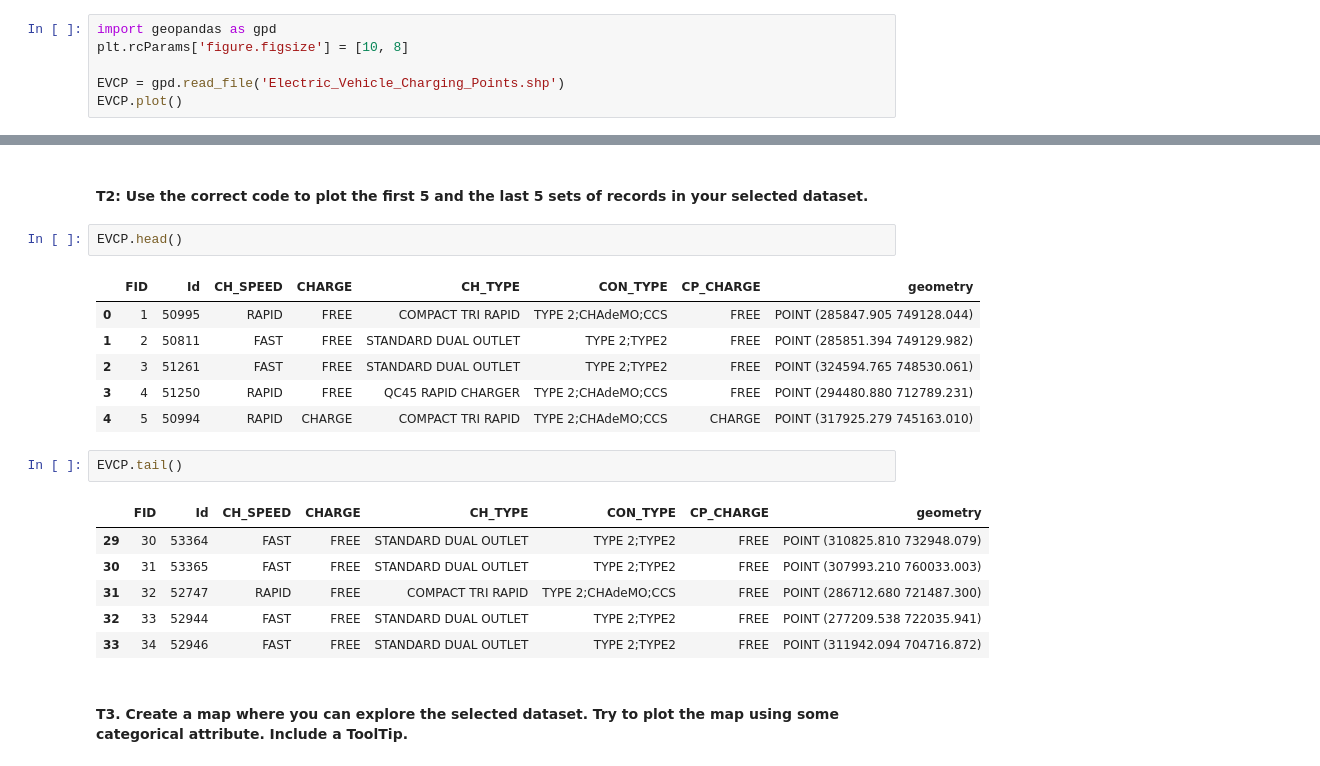
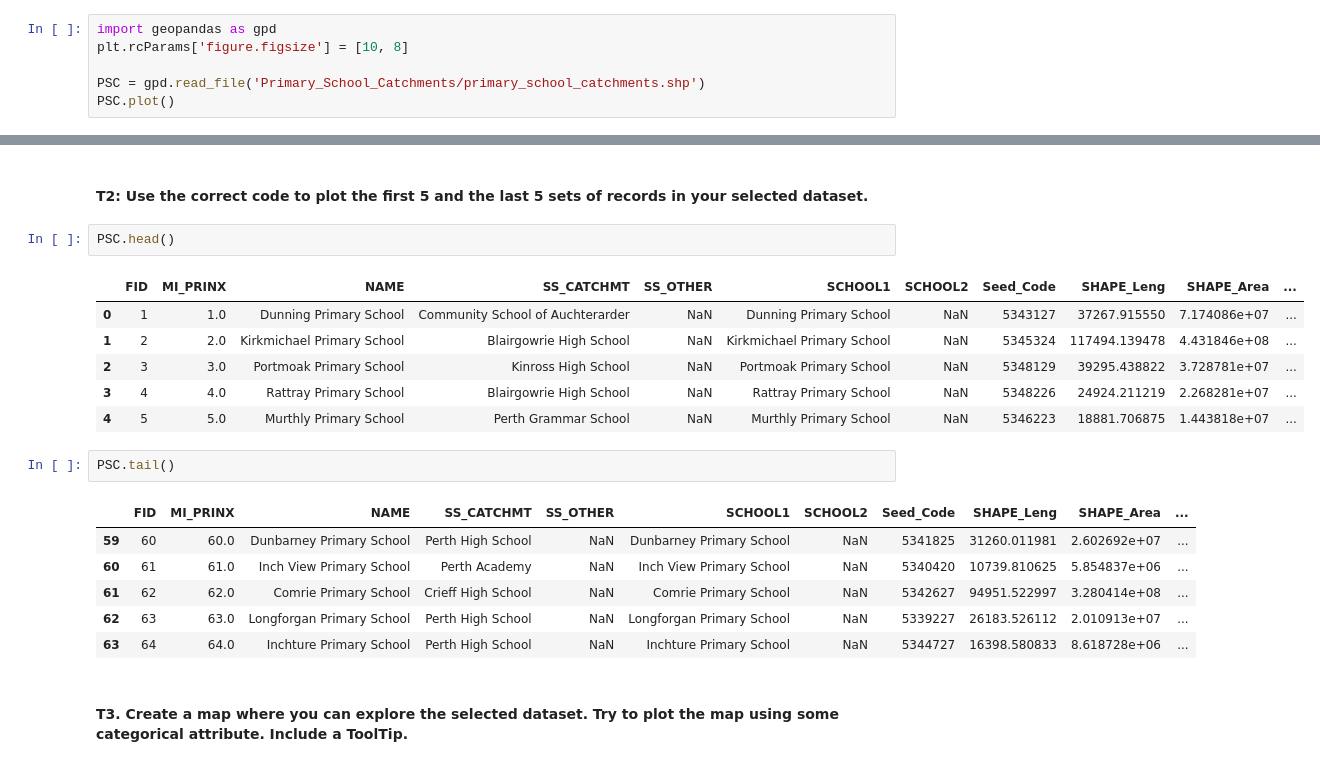
Before and after one commit to MagnusBurnet/PY4SA23_Assignment, a Jupyter notebook: Script_for_assessment2.ipynb, the cells around one changed output, grey strips where cells are left out. Drawn from its saved outputs; the diff is of its cells as text.

```diff
--- a/Script_for_assessment2.ipynb
+++ b/Script_for_assessment2.ipynb
@@ -255,7 +255,7 @@ ValueError: Dimensions of labels and X must be compatible
 import geopandas as gpd
 plt.rcParams['figure.figsize'] = [10, 8]
 
-EVCP = gpd.read_file('Electric_Vehicle_Charging_Points.shp')
-EVCP.plot()
+PSC = gpd.read_file('Primary_School_Catchments/primary_school_catchments.shp')
+PSC.plot()
 # %% [output]
 <AxesSubplot: >
@@ -263,22 +263,22 @@ EVCP.plot()
 # %% [markdown]
 #### **T2:** Use the correct code to plot the first 5 and the last 5 sets of records in your selected dataset.
 # %%
-EVCP.head()
+PSC.head()
 # %% [output]
-|  | FID | Id | CH_SPEED | CHARGE | CH_TYPE | CON_TYPE | CP_CHARGE | geometry |
-| 0 | 1 | 50995 | RAPID | FREE | COMPACT TRI RAPID | TYPE 2;CHAdeMO;CCS | FREE | POINT (285847.905 749128.044) |
-| 1 | 2 | 50811 | FAST | FREE | STANDARD DUAL OUTLET | TYPE 2;TYPE2 | FREE | POINT (285851.394 749129.982) |
-| 2 | 3 | 51261 | FAST | FREE | STANDARD DUAL OUTLET | TYPE 2;TYPE2 | FREE | POINT (324594.765 748530.061) |
-| 3 | 4 | 51250 | RAPID | FREE | QC45 RAPID CHARGER | TYPE 2;CHAdeMO;CCS | FREE | POINT (294480.880 712789.231) |
-| 4 | 5 | 50994 | RAPID | CHARGE | COMPACT TRI RAPID | TYPE 2;CHAdeMO;CCS | CHARGE | POINT (317925.279 745163.010) |
+|  | FID | MI_PRINX | NAME | SS_CATCHMT | SS_OTHER | SCHOOL1 | SCHOOL2 | Seed_Code | SHAPE_Leng | SHAPE_Area | ... |
+| 0 | 1 | 1.0 | Dunning Primary School | Community School of Auchterarder | NaN | Dunning Primary School | NaN | 5343127 | 37267.915550 | 7.174086e+07 | ... |
+| 1 | 2 | 2.0 | Kirkmichael Primary School | Blairgowrie High School | NaN | Kirkmichael Primary School | NaN | 5345324 | 117494.139478 | 4.431846e+08 | ... |
+| 2 | 3 | 3.0 | Portmoak Primary School | Kinross High School | NaN | Portmoak Primary School | NaN | 5348129 | 39295.438822 | 3.728781e+07 | ... |
+| 3 | 4 | 4.0 | Rattray Primary School | Blairgowrie High School | NaN | Rattray Primary School | NaN | 5348226 | 24924.211219 | 2.268281e+07 | ... |
+| 4 | 5 | 5.0 | Murthly Primary School | Perth Grammar School | NaN | Murthly Primary School | NaN | 5346223 | 18881.706875 | 1.443818e+07 | ... |
 # %%
-EVCP.tail()
+PSC.tail()
 # %% [output]
-|  | FID | Id | CH_SPEED | CHARGE | CH_TYPE | CON_TYPE | CP_CHARGE | geometry |
-| 29 | 30 | 53364 | FAST | FREE | STANDARD DUAL OUTLET | TYPE 2;TYPE2 | FREE | POINT (310825.810 732948.079) |
-| 30 | 31 | 53365 | FAST | FREE | STANDARD DUAL OUTLET | TYPE 2;TYPE2 | FREE | POINT (307993.210 760033.003) |
-| 31 | 32 | 52747 | RAPID | FREE | COMPACT TRI RAPID | TYPE 2;CHAdeMO;CCS | FREE | POINT (286712.680 721487.300) |
-| 32 | 33 | 52944 | FAST | FREE | STANDARD DUAL OUTLET | TYPE 2;TYPE2 | FREE | POINT (277209.538 722035.941) |
-| 33 | 34 | 52946 | FAST | FREE | STANDARD DUAL OUTLET | TYPE 2;TYPE2 | FREE | POINT (311942.094 704716.872) |
+|  | FID | MI_PRINX | NAME | SS_CATCHMT | SS_OTHER | SCHOOL1 | SCHOOL2 | Seed_Code | SHAPE_Leng | SHAPE_Area | ... |
+| 59 | 60 | 60.0 | Dunbarney Primary School | Perth High School | NaN | Dunbarney Primary School | NaN | 5341825 | 31260.011981 | 2.602692e+07 | ... |
+| 60 | 61 | 61.0 | Inch View Primary School | Perth Academy | NaN | Inch View Primary School | NaN | 5340420 | 10739.810625 | 5.854837e+06 | ... |
+| 61 | 62 | 62.0 | Comrie Primary School | Crieff High School | NaN | Comrie Primary School | NaN | 5342627 | 94951.522997 | 3.280414e+08 | ... |
+| 62 | 63 | 63.0 | Longforgan Primary School | Perth High School | NaN | Longforgan Primary School | NaN | 5339227 | 26183.526112 | 2.010913e+07 | ... |
+| 63 | 64 | 64.0 | Inchture Primary School | Perth High School | NaN | Inchture Primary School | NaN | 5344727 | 16398.580833 | 8.618728e+06 | ... |
 # %% [markdown]
 #### **T3.** Create a map where you can explore the selected dataset. Try to plot the map using some categorical attribute. Include a ToolTip.
```
Also changed, not shown: parts of 5 cells of this notebook, 12 other files.
